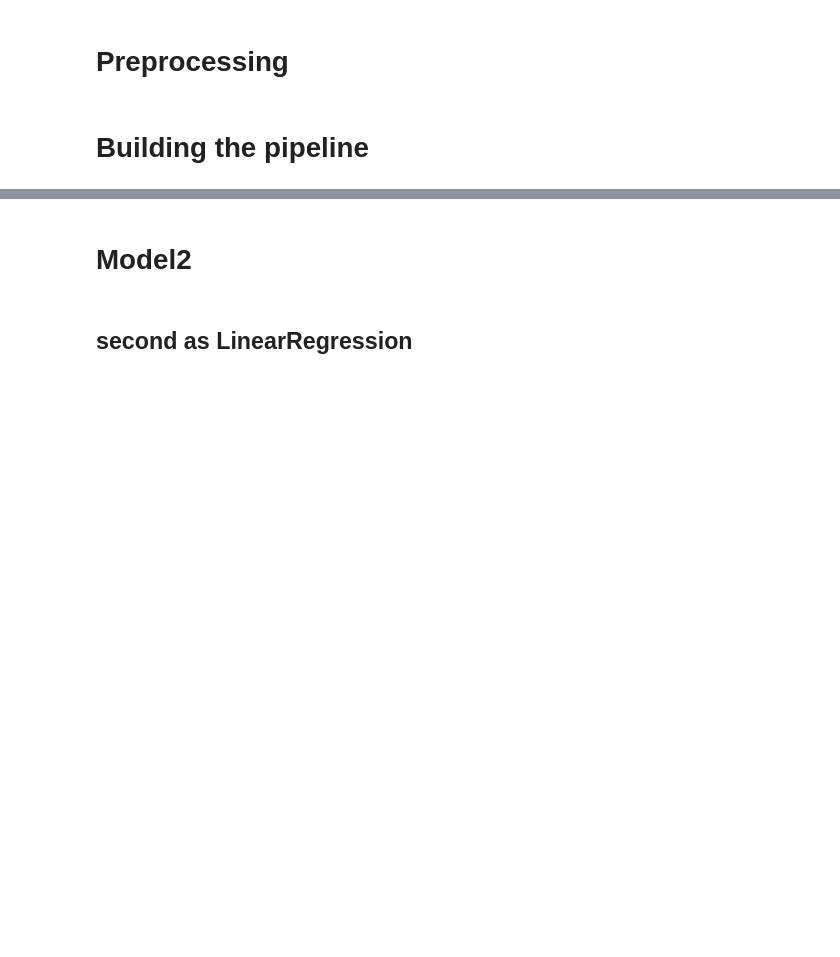
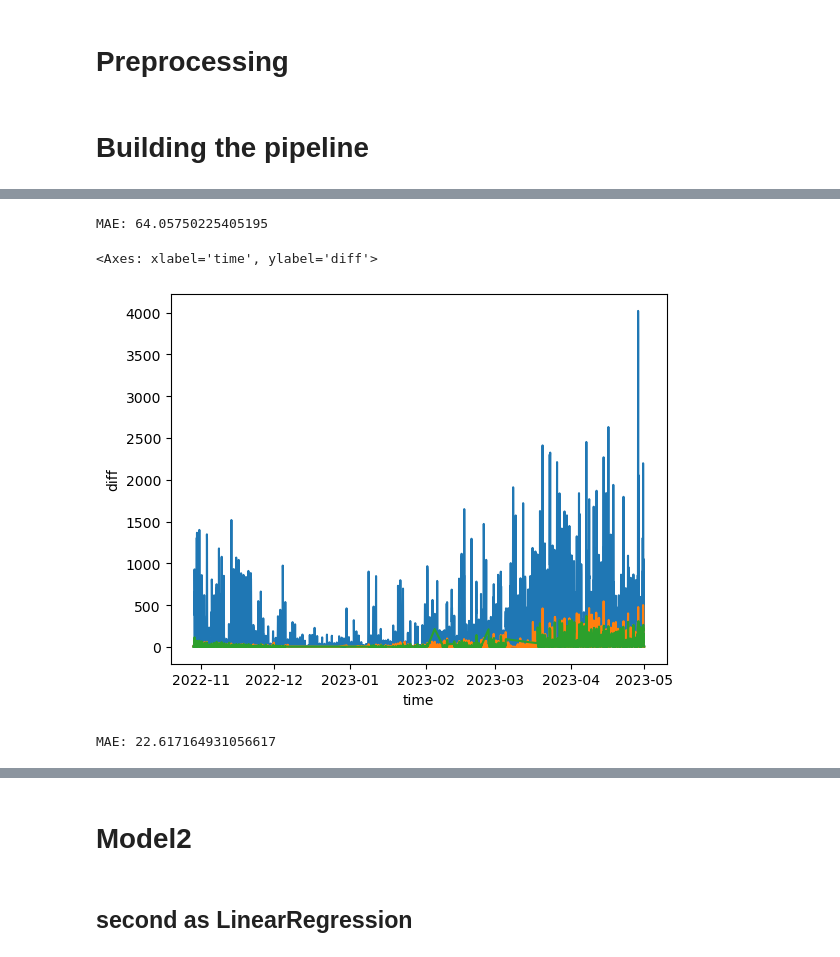
Before and after one commit to CristianoGambirasio/MLProjectNTNU, a Jupyter notebook: XGBOOST.ipynb, the cells around one changed output, grey strips where cells are left out. Cells and saved outputs as stored; diff of their text form; code cells hidden in the pictures; blank space fills up the shorter version.

```diff
--- a/XGBOOST.ipynb
+++ b/XGBOOST.ipynb
@@ -232,0 +295,34 @@ y_pred.to_csv('XGBOOST_zeroed_non_standardized.csv', header=True, index=False)
+# %%
+# predict on estimated data
+m1_pred = pd.Series(m1.predict(X_e))
+Xy_e['m1_pred'] = y_scaler.inverse_transform(m1_pred, X_e['building_id'])
+
+# calculate abs diff
+Xy_e['diff'] = np.abs(Xy_e['pv_measurement'] - Xy_e['m1_pred'])
+
+# calculate mae
+mae = Xy_e['diff'].mean()
+print('MAE:', mae)
+# %% [output]
+MAE: 64.05750225405195
+# %%
+sns.lineplot(data=Xy_e, x='time', y='diff', hue='building_id', legend=False)
+# %% [output]
+<Axes: xlabel='time', ylabel='diff'>
+[figure, added]
+# %%
+# predict on observed data
+m1_pred = pd.Series(m1.predict(X_o))
+Xy_o['m1_pred'] = y_scaler.inverse_transform(m1_pred, X_o['building_id'])
+
+# calculate abs diff
+Xy_o['diff'] = Xy_o['pv_measurement'] - Xy_o['m1_pred']
+Xy_o['abs_diff'] = np.abs(Xy_o['diff'])
+Xy_o['diff_perc'] = Xy_o['abs_diff'] / Xy_o['pv_measurement']
+
+
+# calculate mae
+mae = Xy_o['abs_diff'].mean()
+print('MAE:', mae)
+# %% [output]
+MAE: 22.617164931056617
```
Also changed, not shown: parts of 48 cells of this notebook.
